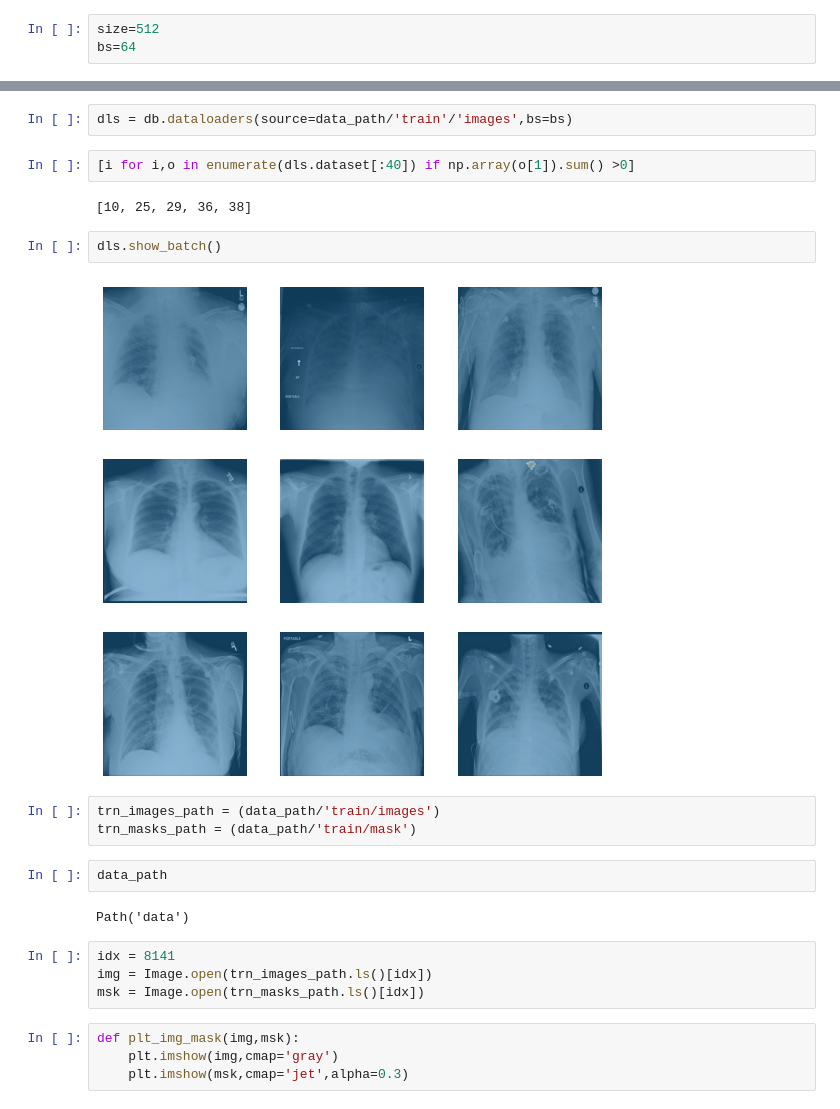
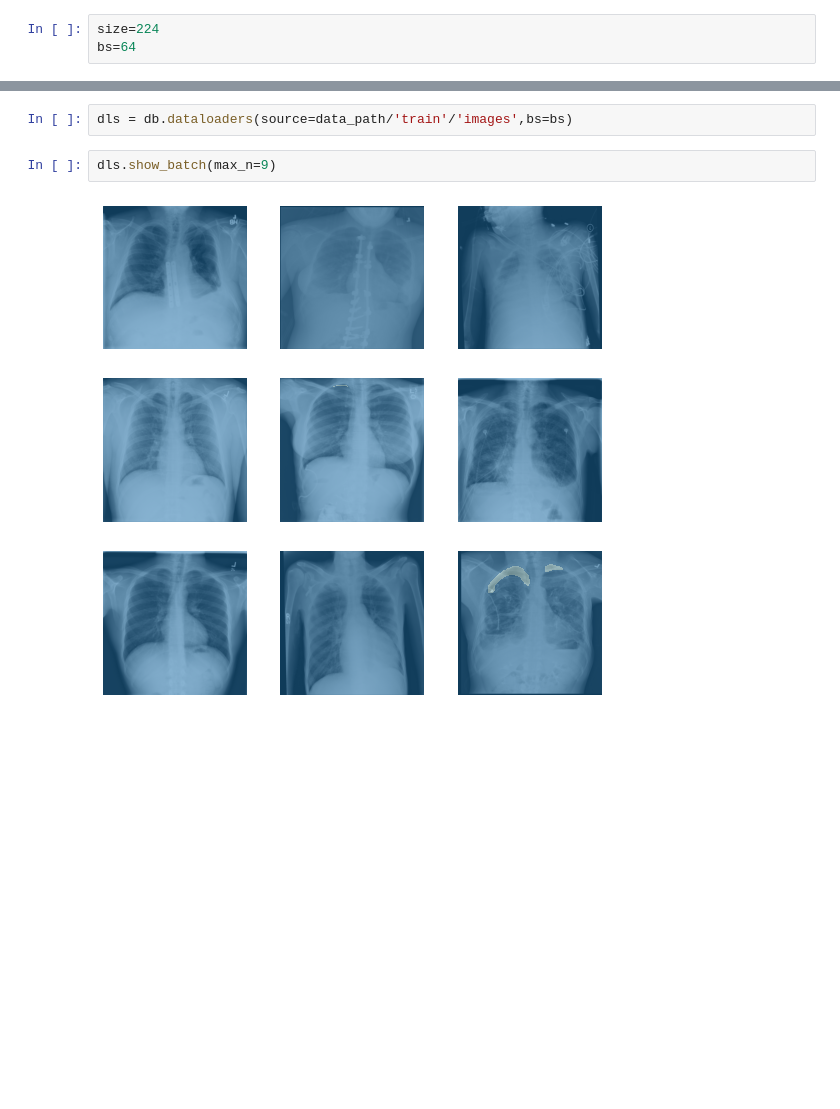
Before and after one commit to jarvislabsai/siim-acr, a Jupyter notebook: 2- Simple End 2 End.ipynb, the cells around one changed output, grey strips where cells are left out. Saved outputs shown, nothing was run; the diff lists cells and outputs as text; blank space fills up the shorter version.

```diff
--- a/2- Simple End 2 End.ipynb
+++ b/2- Simple End 2 End.ipynb
@@ -15,7 +7,7 @@ data_path.ls()
 # %% [output]
 (#5) [Path('data/dicom-images-test'),Path('data/dicom-images-train'),Path('data/pneumothorax'),Path('data/train-rle.csv'),Path('data/train')]
 # %%
-size=512
+size=224
 bs=64
 # %%
 db = DataBlock(blocks=(ImageBlock(),MaskBlock()),
@@ -23,26 +15,7 @@ db = DataBlock(blocks=(ImageBlock(),MaskBlock()),
                get_items=get_image_files,get_y=lambda o:str(o).replace('images','mask'))
 # %%
 dls = db.dataloaders(source=data_path/'train'/'images',bs=bs)
-# %%
-[i for i,o in enumerate(dls.dataset[:40]) if np.array(o[1]).sum() >0]
-# %% [output]
-[10, 25, 29, 36, 38]
 # %%
-dls.show_batch()
+dls.show_batch(max_n=9)
 # %% [output]
-[figure, old version]
+[figure, new version]
-# %%
-trn_images_path = (data_path/'train/images')
-trn_masks_path = (data_path/'train/mask')
-# %%
-data_path
-# %% [output]
-Path('data')
-# %%
-idx = 8141
-img = Image.open(trn_images_path.ls()[idx])
-msk = Image.open(trn_masks_path.ls()[idx])
-# %%
-def plt_img_mask(img,msk):
-    plt.imshow(img,cmap='gray')
-    plt.imshow(msk,cmap='jet',alpha=0.3)
```
Also changed, not shown: parts of 4 cells of this notebook.
